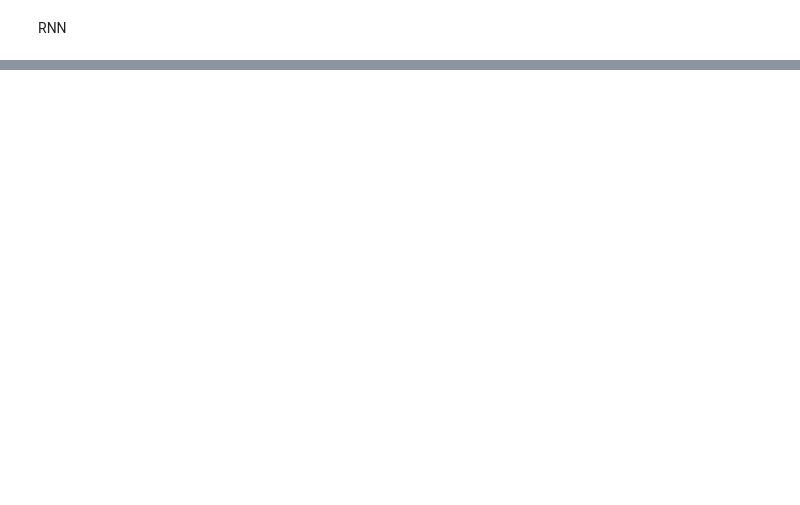
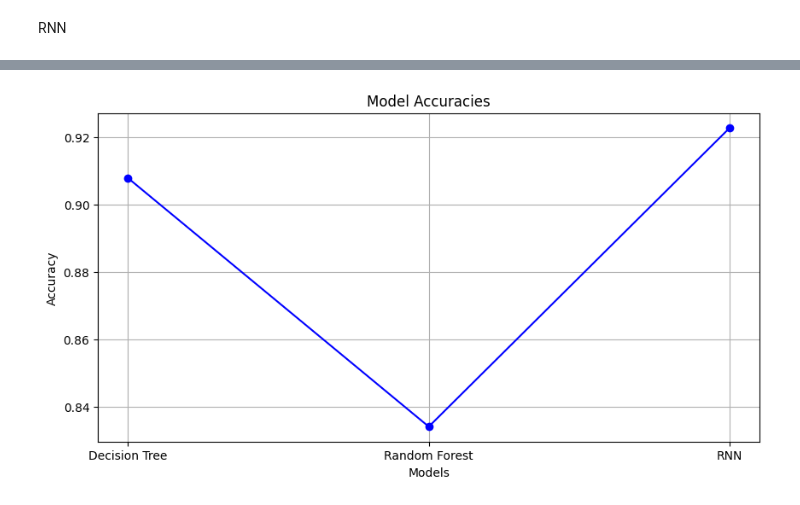
Before and after one commit to UnicodeAnshi/Fprojects, a Jupyter notebook: Youtube_comment_Sentiment_analysiis.ipynb, the cells around one changed output, grey strips where cells are left out. Drawn from its saved outputs; the diff is of its cells as text; code cells hidden in the pictures; blank space fills up the shorter version.

```diff
--- a/Youtube_comment_Sentiment_analysiis.ipynb
+++ b/Youtube_comment_Sentiment_analysiis.ipynb
@@ -204,5 +201,6 @@ y_pred=clf.predict(X_test_tfidf)
 
 #checking accuracy
 accuracy=accuracy_score(y_test,y_pred)
+accud=accuracy
 print("accuracy: ", accuracy)
 # %% [output]
@@ -241,5 +239,6 @@ y_pred = rf_classifier.predict(X_test)
 
 # Evaluate the model
 accuracy = accuracy_score(y_test, y_pred)
+accurf=accuracy
 print("Accuracy:", accuracy)
 # %% [output]
@@ -294,6 +293,7 @@ model.fit(X_train, y_train, batch_size=128, epochs=5, validation_data=(X_test, y
 
 # Evaluate the model
 loss, accuracy = model.evaluate(X_test, y_test)
+accur=accuracy
 print("Test Accuracy:", accuracy)
 # %% [output]
 Epoch 1/5
@@ -309,0 +311,22 @@ KeyboardInterrupt:
+# %%
+import matplotlib.pyplot as plt
+
+# Assuming you have the accuracies in a dictionary
+accuracies = {
+    'Decision Tree': accud,
+    'Random Forest': accurf,
+    'RNN': accur
+}
+
+models = list(accuracies.keys())
+values = list(accuracies.values())
+
+plt.figure(figsize=(10, 5))
+plt.plot(models, values, marker='o', linestyle='-', color='b')
+plt.xlabel('Models')
+plt.ylabel('Accuracy')
+plt.title('Model Accuracies')
+plt.grid(True)
+plt.show()
+# %% [output]
+[figure, added]
```
Also changed, not shown: parts of 8 cells of this notebook.
